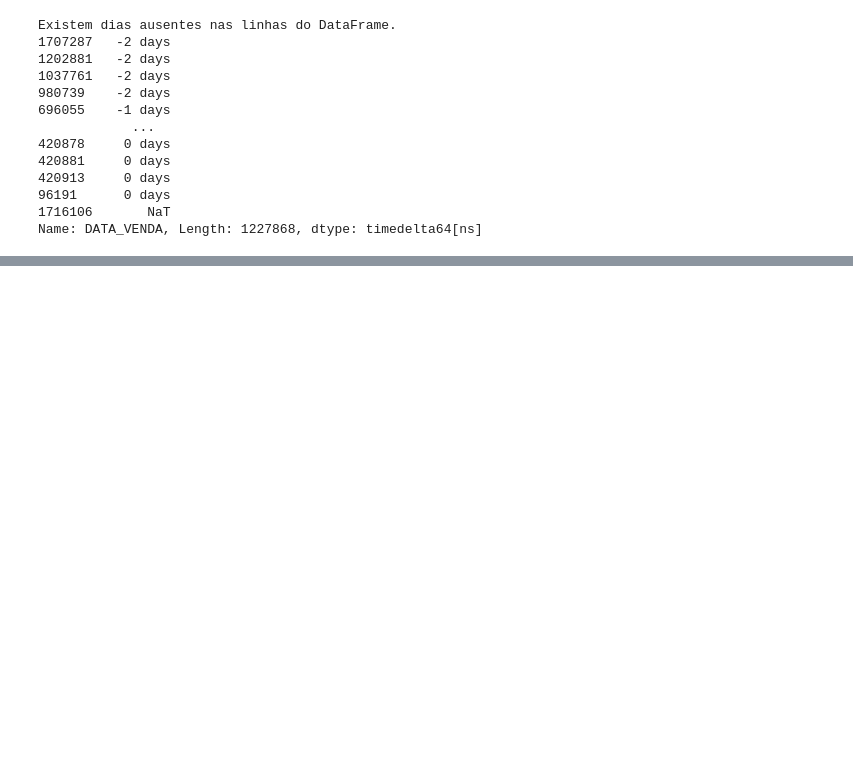
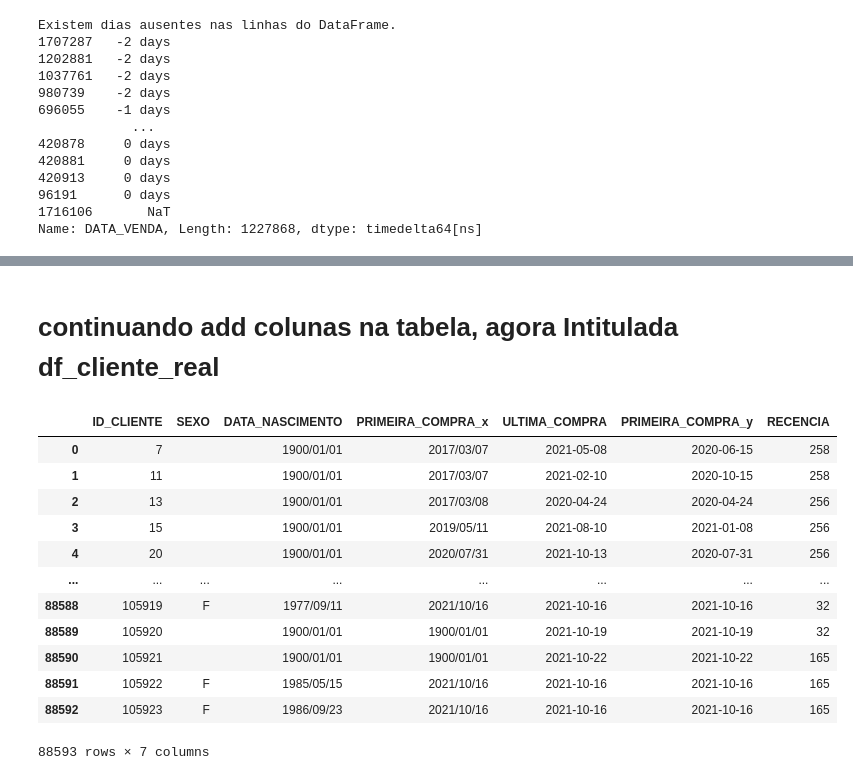
Before and after one commit to vazraul/PetStore, a Jupyter notebook: PetStore.ipynb, the cells around one changed output, grey strips where cells are left out. Cells and saved outputs as stored; diff of their text form; code cells hidden in the pictures; blank space fills up the shorter version.

Commit message:
preparando o df para fazer uma clausterização

```diff
--- a/PetStore.ipynb
+++ b/PetStore.ipynb
@@ -400,0 +497,5 @@ Name: DATA_VENDA, Length: 1227868, dtype: timedelta64[ns]
+# %%
+# Removendo as linhas com valores NaN na coluna 'ULTIMA_COMPRA'
+df_cliente_real = df_cliente.dropna(subset=['ULTIMA_COMPRA'])
+
+df_cliente_real.tail(6)
@@ -400,0 +526,14 @@ Name: DATA_VENDA, Length: 1227868, dtype: timedelta64[ns]
+# %%
+#ADICIONAR COLUNA COM A DATA DA PRIMEIRA COMPRA DO CLIENTE
+
+
+# Encontrando a data da última compra para cada cliente
+ultima_compra = df_venda.groupby('ID_CLIENTE')['DATA_VENDA'].min().reset_index()
+
+# Renomeando a coluna para 'ULTIMA_COMPRA'
+ultima_compra.rename(columns={'DATA_VENDA': 'PRIMEIRA_COMPRA'}, inplace=True)
+
+# Mesclando os DataFrames df_cliente e ultima_compra com base na coluna 'ID_CLIENTE'
+df_cliente_real = df_cliente_real.merge(ultima_compra, on='ID_CLIENTE', how='left')
+
+df_cliente_real
@@ -400,0 +542,8 @@ Name: DATA_VENDA, Length: 1227868, dtype: timedelta64[ns]
+# %%
+# Calculando a quantidade total de produtos comprados por cliente
+quantidade_produtos_por_cliente = df_venda.groupby('ID_CLIENTE')['QUANTIDADE'].sum().reset_index()
+
+# Mesclando a informação da quantidade de produtos comprados ao DataFrame df_cliente
+df_cliente_real = df_cliente_real.merge(quantidade_produtos_por_cliente, on='ID_CLIENTE', how='left')
+
+df_cliente_real
@@ -400,0 +572,22 @@ Name: DATA_VENDA, Length: 1227868, dtype: timedelta64[ns]
+# %% [markdown]
+# continuando add colunas na tabela, agora Intitulada df_cliente_real
+# %%
+# Calcula recência em dias
+data_atual = df_venda.DATA_VENDA.max() # considera ultima data da base para este case
+df_cliente_real['RECENCIA'] = (data_atual -  df_venda['DATA_VENDA']).dt.days
+# %%
+df_cliente_real
+# %% [output]
+|  | ID_CLIENTE | SEXO | DATA_NASCIMENTO | PRIMEIRA_COMPRA_x | ULTIMA_COMPRA | PRIMEIRA_COMPRA_y | RECENCIA |
+| 0 | 7 |  | 1900/01/01 | 2017/03/07 | 2021-05-08 | 2020-06-15 | 258 |
+| 1 | 11 |  | 1900/01/01 | 2017/03/07 | 2021-02-10 | 2020-10-15 | 258 |
+| 2 | 13 |  | 1900/01/01 | 2017/03/08 | 2020-04-24 | 2020-04-24 | 256 |
+| 3 | 15 |  | 1900/01/01 | 2019/05/11 | 2021-08-10 | 2021-01-08 | 256 |
+| 4 | 20 |  | 1900/01/01 | 2020/07/31 | 2021-10-13 | 2020-07-31 | 256 |
+| ... | ... | ... | ... | ... | ... | ... | ... |
+| 88588 | 105919 | F | 1977/09/11 | 2021/10/16 | 2021-10-16 | 2021-10-16 | 32 |
+| 88589 | 105920 |  | 1900/01/01 | 1900/01/01 | 2021-10-19 | 2021-10-19 | 32 |
+| 88590 | 105921 |  | 1900/01/01 | 1900/01/01 | 2021-10-22 | 2021-10-22 | 165 |
+| 88591 | 105922 | F | 1985/05/15 | 2021/10/16 | 2021-10-16 | 2021-10-16 | 165 |
+| 88592 | 105923 | F | 1986/09/23 | 2021/10/16 | 2021-10-16 | 2021-10-16 | 165 |
+88593 rows × 7 columns
```
Also changed, not shown: parts of 13 cells of this notebook.
